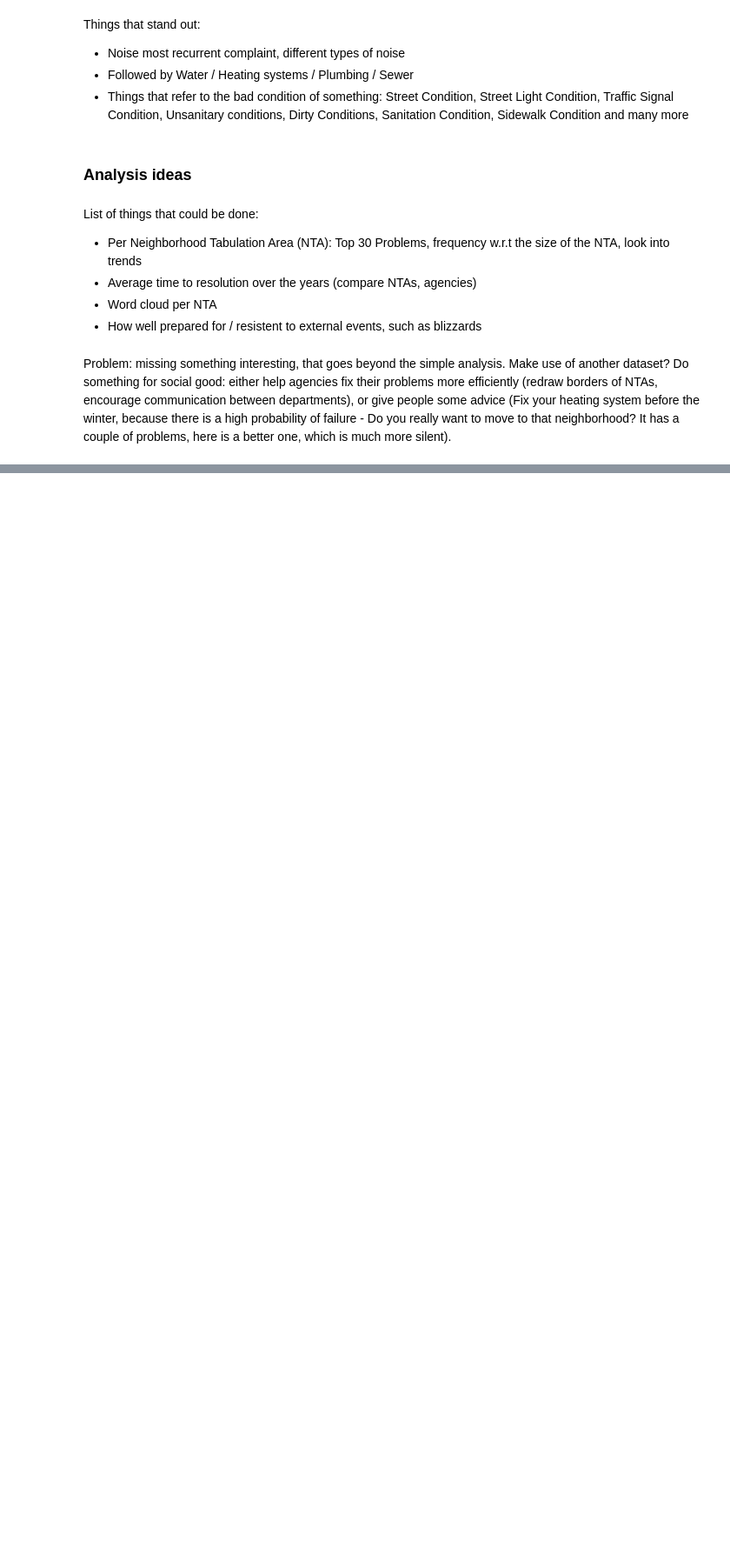
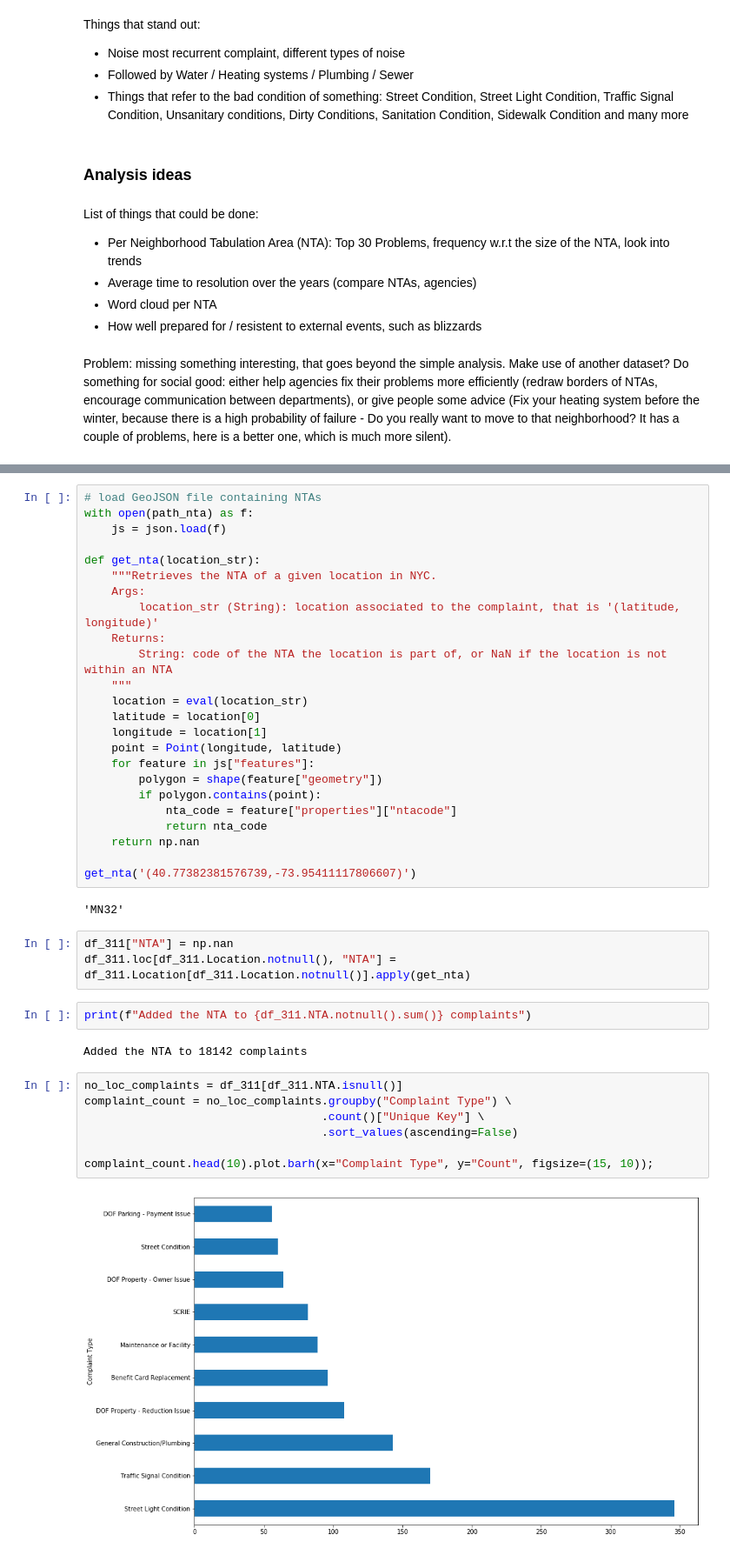
Before and after one commit to Battleman/Squada, a Jupyter notebook: data_pipeline_julien.ipynb, the cells around one changed output, grey strips where cells are left out. Shown: that part at 87% size. Cells and saved outputs as stored; diff of their text form; blank space fills up the shorter version.

```diff
--- a/data_pipeline_julien.ipynb
+++ b/data_pipeline_julien.ipynb
@@ -261,0 +290,42 @@ Problem: missing something interesting, that goes beyond the simple analysis. Ma
+# %%
+# load GeoJSON file containing NTAs
+with open(path_nta) as f:
+    js = json.load(f)
+
+def get_nta(location_str):
+    """Retrieves the NTA of a given location in NYC.
+    Args:
+        location_str (String): location associated to the complaint, that is '(latitude, longitude)'
+    Returns:
+        String: code of the NTA the location is part of, or NaN if the location is not within an NTA
+    """
+    location = eval(location_str)
+    latitude = location[0]
+    longitude = location[1]
+    point = Point(longitude, latitude)
+    for feature in js["features"]:
+        polygon = shape(feature["geometry"])
+        if polygon.contains(point):
+            nta_code = feature["properties"]["ntacode"]
+            return nta_code
+    return np.nan
+
+get_nta('(40.77382381576739,-73.95411117806607)')
+# %% [output]
+'MN32'
+# %%
+df_311["NTA"] = np.nan
+df_311.loc[df_311.Location.notnull(), "NTA"] = df_311.Location[df_311.Location.notnull()].apply(get_nta)
+# %%
+print(f"Added the NTA to {df_311.NTA.notnull().sum()} complaints")
+# %% [output]
+Added the NTA to 18142 complaints
+# %%
+no_loc_complaints = df_311[df_311.NTA.isnull()]
+complaint_count = no_loc_complaints.groupby("Complaint Type") \
+                                   .count()["Unique Key"] \
+                                   .sort_values(ascending=False)
+
+complaint_count.head(10).plot.barh(x="Complaint Type", y="Count", figsize=(15, 10));
+# %% [output]
+[figure, added]
```
Also changed, not shown: parts of 39 cells of this notebook.
